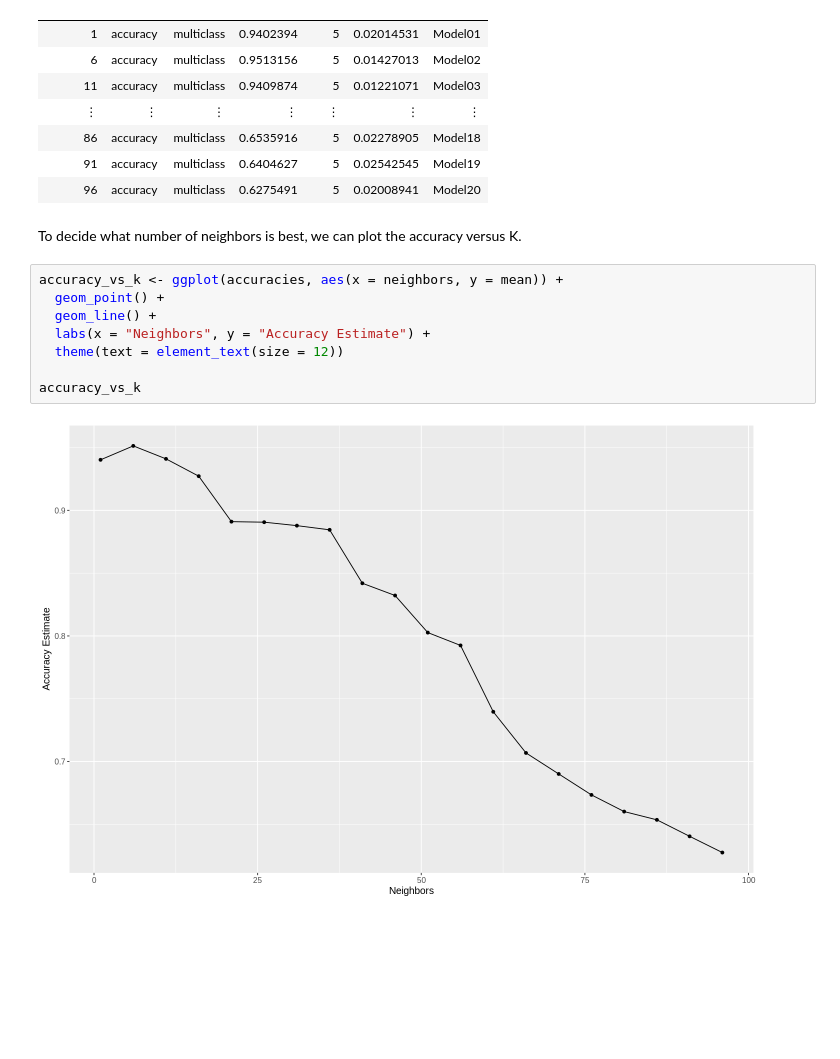
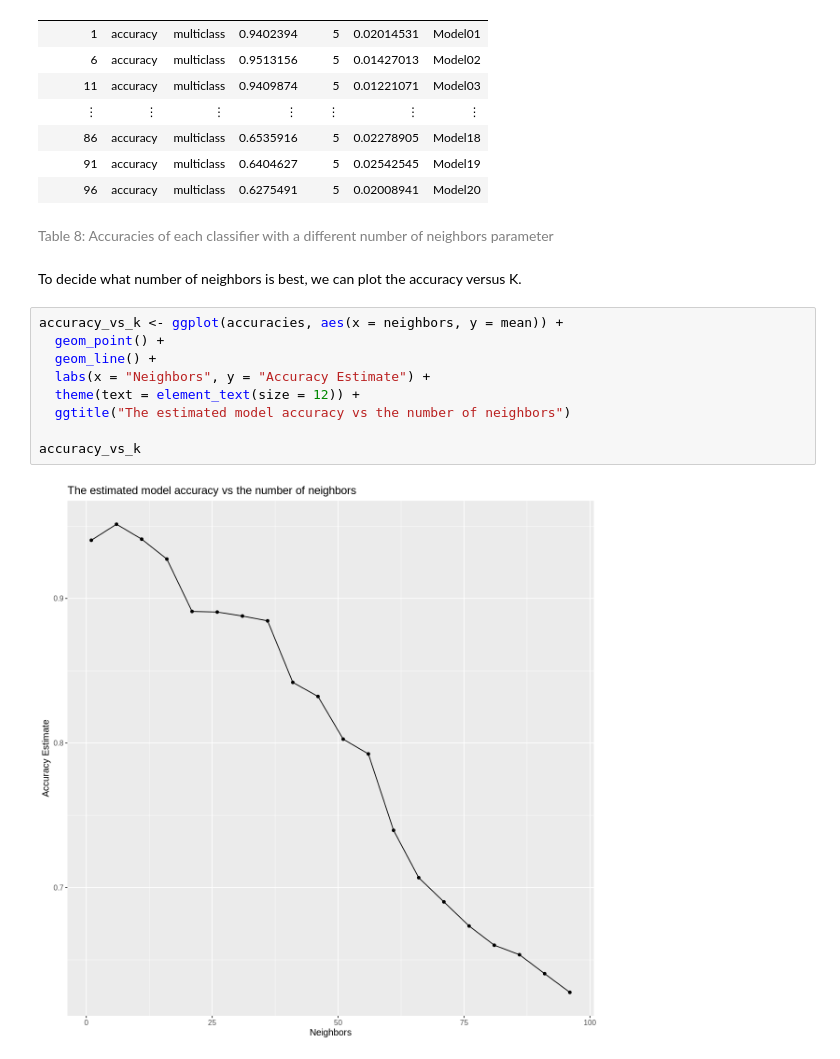
Before and after one commit to olivia-1221/Knowledge-Classification, a Jupyter notebook: report.ipynb, the cells around one changed output. Drawn from its saved outputs; the diff is of its cells as text; blank space fills up the shorter version.

```diff
--- a/report.ipynb
+++ b/report.ipynb
@@ -295,15 +349,18 @@ A tibble: 20 × 7
 | 86 | accuracy | multiclass | 0.6535916 | 5 | 0.02278905 | Model18 |
 | 91 | accuracy | multiclass | 0.6404627 | 5 | 0.02542545 | Model19 |
 | 96 | accuracy | multiclass | 0.6275491 | 5 | 0.02008941 | Model20 |
+# %% [markdown]
+<span style="color:gray">Table 8: Accuracies of each classifier with a different number of neighbors parameter</span>
 # %% [markdown]
 To decide what number of neighbors is best, we can plot the accuracy versus K.
 # %%
 accuracy_vs_k <- ggplot(accuracies, aes(x = neighbors, y = mean)) +
   geom_point() +
   geom_line() +
   labs(x = "Neighbors", y = "Accuracy Estimate") +
-  theme(text = element_text(size = 12))
+  theme(text = element_text(size = 12)) +
+  ggtitle("The estimated model accuracy vs the number of neighbors")
 
 accuracy_vs_k
 # %% [output]
-[figure, old version]
+[figure, new version]
```
Also changed, not shown: parts of 69 cells of this notebook.
